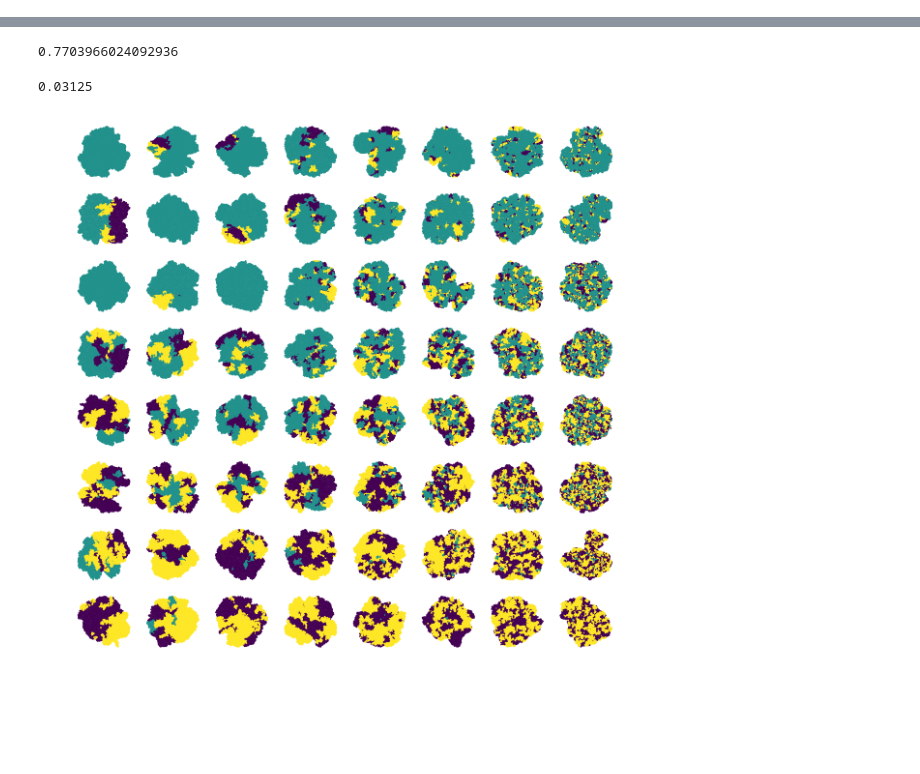
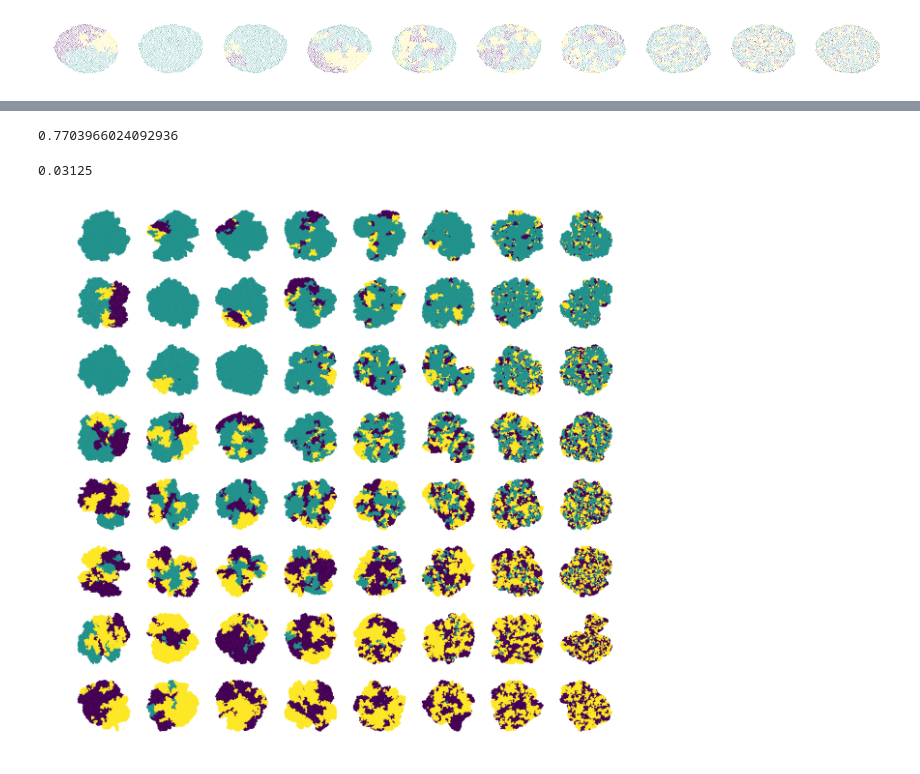
Before and after one commit to sbernasek/flyqma, a Jupyter notebook: notebooks/results.ipynb, the cells around one changed output, grey strips where cells are left out. Drawn from its saved outputs; the diff is of its cells as text; code cells hidden in the pictures; blank space fills up the shorter version.

```diff
--- a/notebooks/results.ipynb
+++ b/notebooks/results.ipynb
@@ -13,3 +38,3 @@ Sweep_181128_214024/ Sweep_181130_160818/ build_sweep.py
 # %%
-sweep_path = '../synthetic/Sweep_181128_214024'
+sweep_path = '../synthetic/new/Sweep_181201_002158'
 sweep = Sweep.load(sweep_path)
@@ -17,0 +41,4 @@ p =
+# %%
+_ = sweep.plot_culture_grid(replicate_id=15, figsize=(30, 2), s=1)
+# %% [output]
+[figure, added]
```
Also changed, not shown: parts of 27 cells of this notebook, 5 other files.
